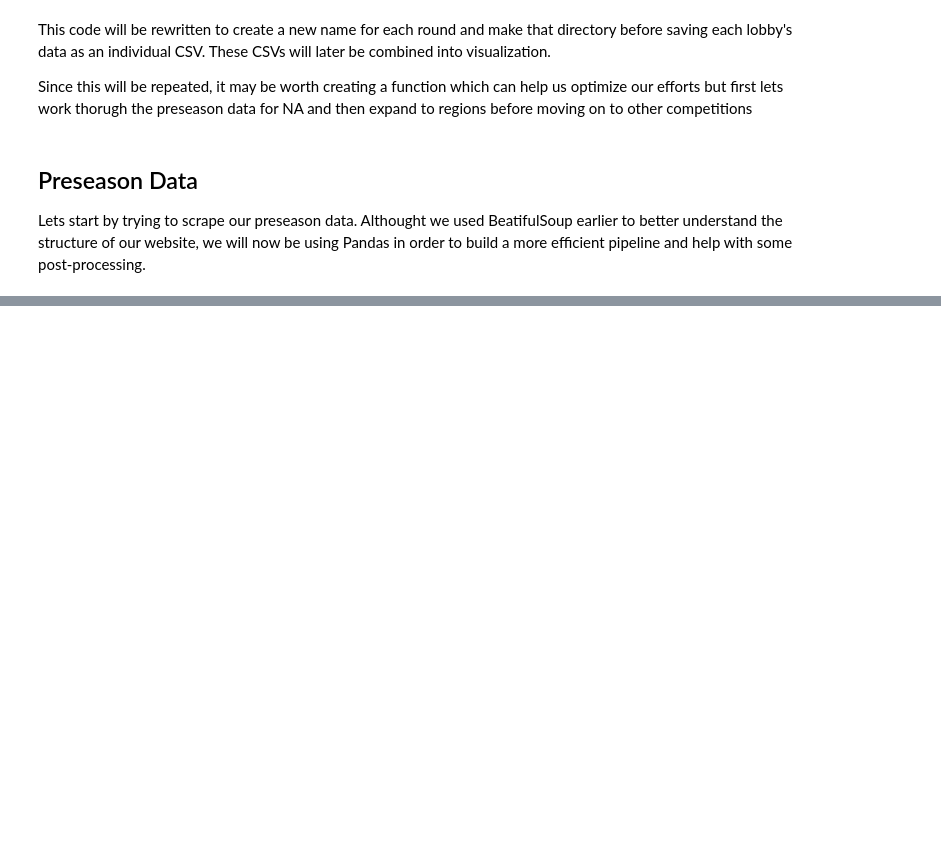
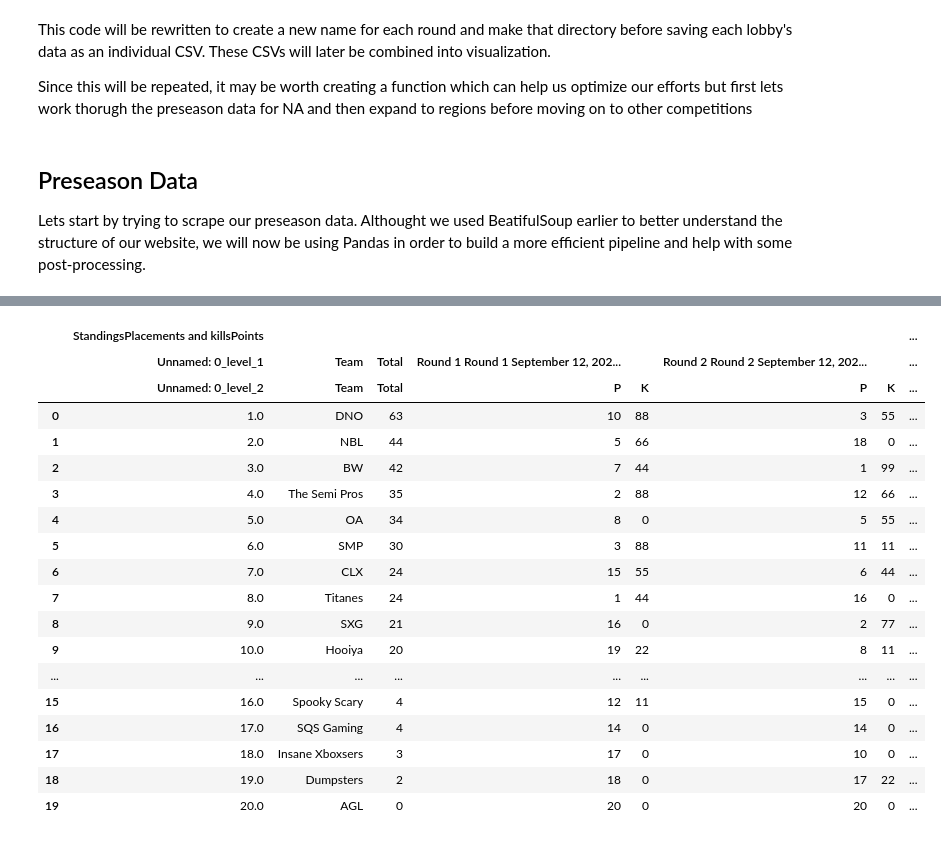
Before and after one commit to lutimoth/DataSci-Projects-and-KaggleComps, a Jupyter notebook: Data Science Projects/ALGS Visualization/DataScrape/ALGS Liquidpedia Data Scrape.ipynb, the cells around one changed output, grey strips where cells are left out. Cells and saved outputs as stored; diff of their text form; code cells hidden in the pictures; blank space fills up the shorter version.

```diff
--- a/Data Science Projects/ALGS Visualization/DataScrape/ALGS Liquidpedia Data Scrape.ipynb
+++ b/Data Science Projects/ALGS Visualization/DataScrape/ALGS Liquidpedia Data Scrape.ipynb
@@ -323,8 +242,0 @@ test.head()
-# %%
-unique_points = [112, 29, 37, 45, 54, 63, 73, 82, 92, 102, 111, 121, 131, 141, 151, 160, 170, 180, 190, 200]
-replacement = [1, 2, 3, 4, 5, 6, 7, 8, 9, 10, 11, 12, 13, 14, 15, 16, 17, 18, 19, 20]
-
-for i in range(len(unique_points)):
-    test = test.replace(unique_points[i], replacement[i])
-
-test
@@ -447,0 +323,31 @@ for _ in rounds:
+# %%
+unique_points = [112, 29, 37, 45, 54, 63, 73, 82, 92, 102, 111, 121, 131, 141, 151, 160, 170, 180, 190, 200]
+replacement = [1, 2, 3, 4, 5, 6, 7, 8, 9, 10, 11, 12, 13, 14, 15, 16, 17, 18, 19, 20]
+
+temp = df.iloc[:, 3:11:2]
+
+for i in range(len(unique_points)):
+    temp = temp.replace(unique_points[i], replacement[i])
+
+df.iloc[:, 3:11:2] = temp
+df
+# %% [output]
+|  | StandingsPlacements and killsPoints |  |  |  |  |  |  | ... |
+|  | Unnamed: 0_level_1 | Team | Total | Round 1 Round 1 September 12, 202... |  | Round 2 Round 2 September 12, 202... |  | ... |
+|  | Unnamed: 0_level_2 | Team | Total | P | K | P | K | ... |
+| 0 | 1.0 | DNO | 63 | 10 | 88 | 3 | 55 | ... |
+| 1 | 2.0 | NBL | 44 | 5 | 66 | 18 | 0 | ... |
+| 2 | 3.0 | BW | 42 | 7 | 44 | 1 | 99 | ... |
+| 3 | 4.0 | The Semi Pros | 35 | 2 | 88 | 12 | 66 | ... |
+| 4 | 5.0 | OA | 34 | 8 | 0 | 5 | 55 | ... |
+| 5 | 6.0 | SMP | 30 | 3 | 88 | 11 | 11 | ... |
+| 6 | 7.0 | CLX | 24 | 15 | 55 | 6 | 44 | ... |
+| 7 | 8.0 | Titanes | 24 | 1 | 44 | 16 | 0 | ... |
+| 8 | 9.0 | SXG | 21 | 16 | 0 | 2 | 77 | ... |
+| 9 | 10.0 | Hooiya | 20 | 19 | 22 | 8 | 11 | ... |
+| ... | ... | ... | ... | ... | ... | ... | ... | ... |
+| 15 | 16.0 | Spooky Scary | 4 | 12 | 11 | 15 | 0 | ... |
+| 16 | 17.0 | SQS Gaming | 4 | 14 | 0 | 14 | 0 | ... |
+| 17 | 18.0 | Insane Xboxsers | 3 | 17 | 0 | 10 | 0 | ... |
+| 18 | 19.0 | Dumpsters | 2 | 18 | 0 | 17 | 22 | ... |
+| 19 | 20.0 | AGL | 0 | 20 | 0 | 20 | 0 | ... |
```
Also changed, not shown: parts of 26 cells of this notebook.
